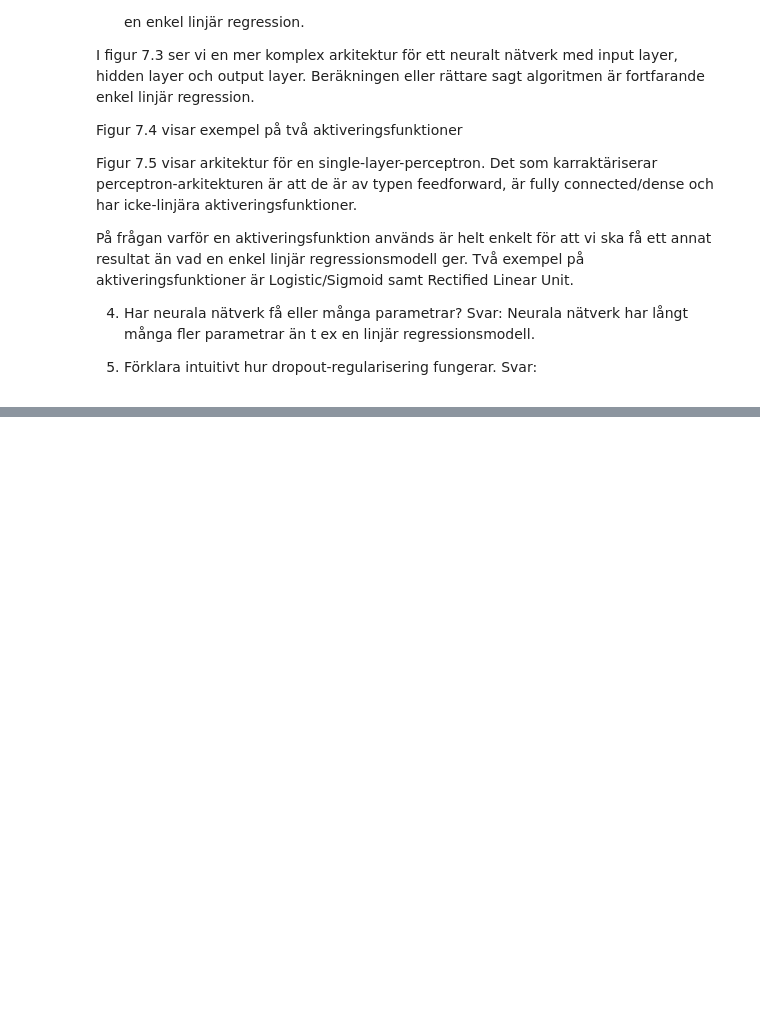
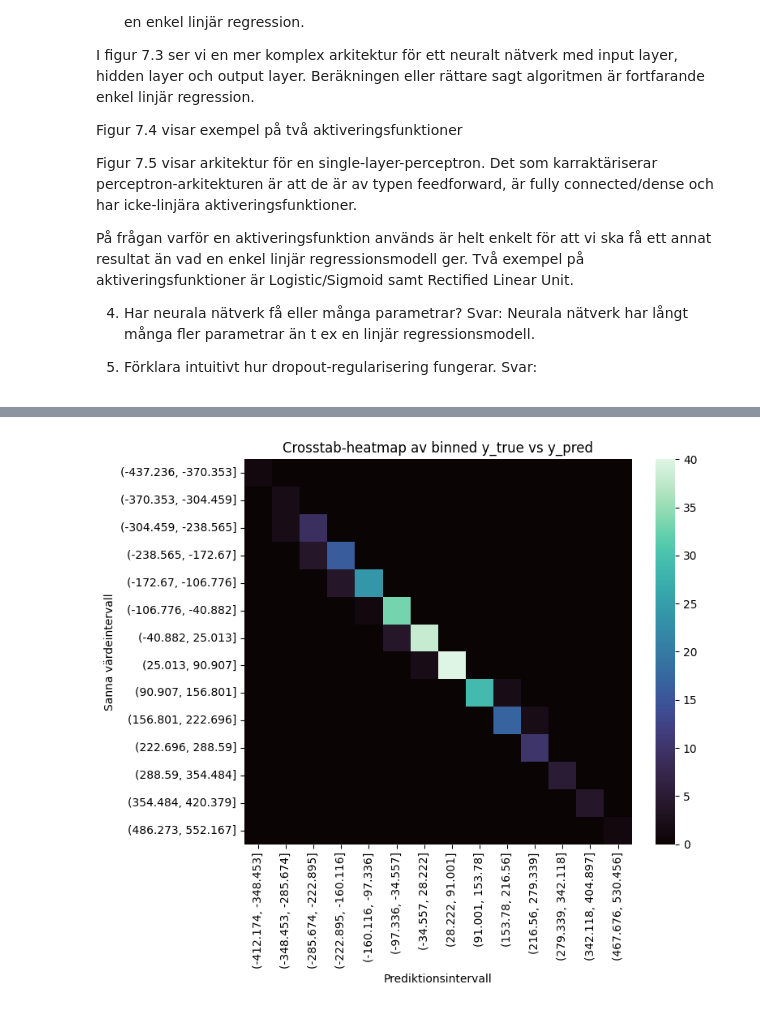
Before and after one commit to pejohans/python_and_ai, a Jupyter notebook: ai_ovningsuppgifter/kapitel_7_1.ipynb, the cells around one changed output, grey strips where cells are left out. Cells and saved outputs as stored; diff of their text form; code cells hidden in the pictures; blank space fills up the shorter version.

```diff
--- a/ai_ovningsuppgifter/kapitel_7_1.ipynb
+++ b/ai_ovningsuppgifter/kapitel_7_1.ipynb
@@ -47,0 +93,20 @@ print(f"Total parameters: {tota_params}")
+# %%
+y_pred = mlp.predict(X_test)
+
+
+# Välj antal bin (t.ex. 15) och skapa intervall
+bins = 15
+y_true_b = pd.cut(y_test, bins=bins)
+y_pred_b = pd.cut(y_pred, bins=bins)
+
+ct = pd.crosstab(y_true_b, y_pred_b)
+
+plt.figure(figsize=(8, 7))
+sns.heatmap(ct, cmap="mako", norm=None)  # eller norm=LogNorm() för stor dynamik
+plt.title("Crosstab-heatmap av binned y_true vs y_pred")
+plt.xlabel("Prediktionsintervall")
+plt.ylabel("Sanna värdeintervall")
+plt.tight_layout()
+plt.show()
+# %% [output]
+[figure, added]
```
Also changed, not shown: parts of 6 cells of this notebook, 4 other files.
